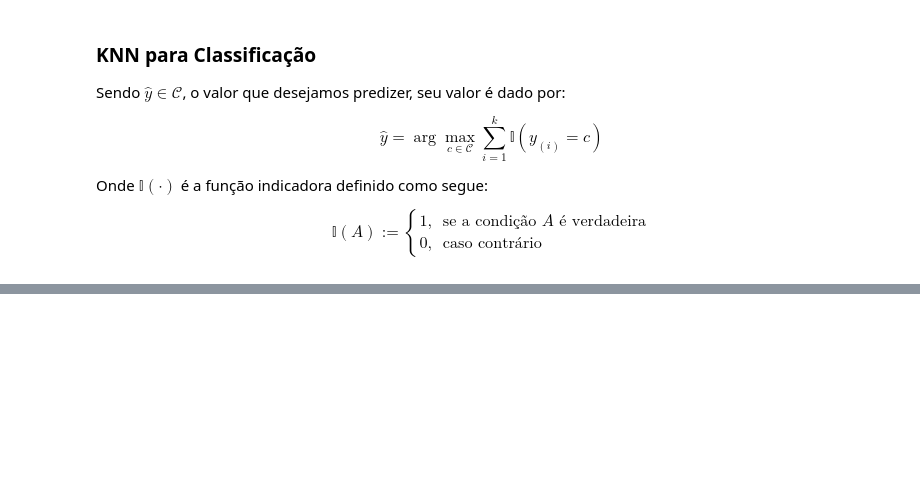
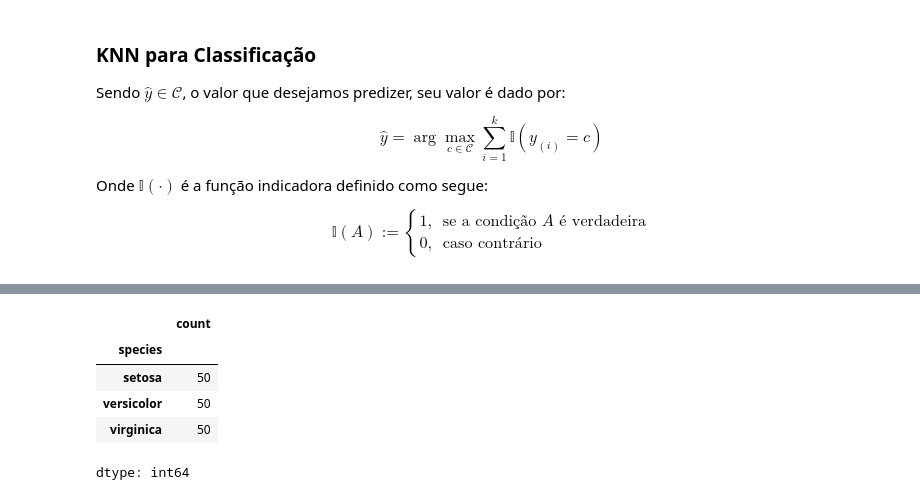
Before and after one commit to gabdourado/AI, a Jupyter notebook: ML/Supervised-Learning/KNN/K_Nearest_Neighbors.ipynb, the cells around one changed output, grey strips where cells are left out. Cells and saved outputs as stored; diff of their text form; code cells hidden in the pictures; blank space fills up the shorter version.

```diff
--- a/ML/Supervised-Learning/KNN/K_Nearest_Neighbors.ipynb
+++ b/ML/Supervised-Learning/KNN/K_Nearest_Neighbors.ipynb
@@ -93,0 +133,9 @@ $$
+# %%
+df["species"].value_counts()
+# %% [output]
+|  | count |
+| species |  |
+| setosa | 50 |
+| versicolor | 50 |
+| virginica | 50 |
+dtype: int64
```
Also changed, not shown: parts of 14 cells of this notebook, 1 other file.
